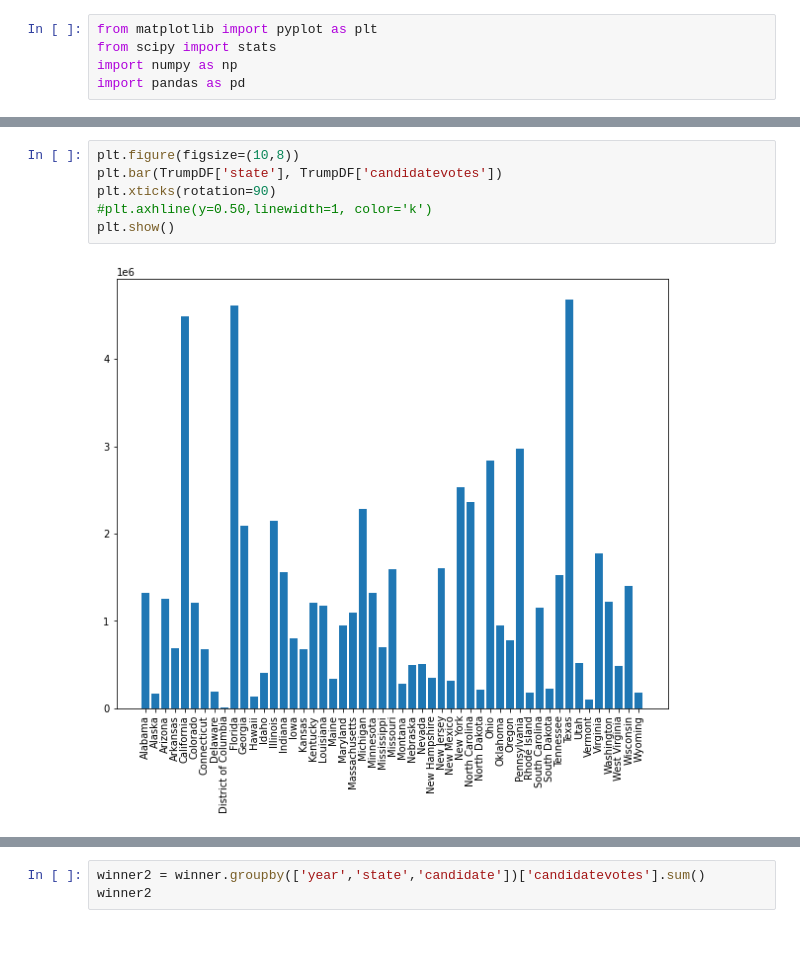
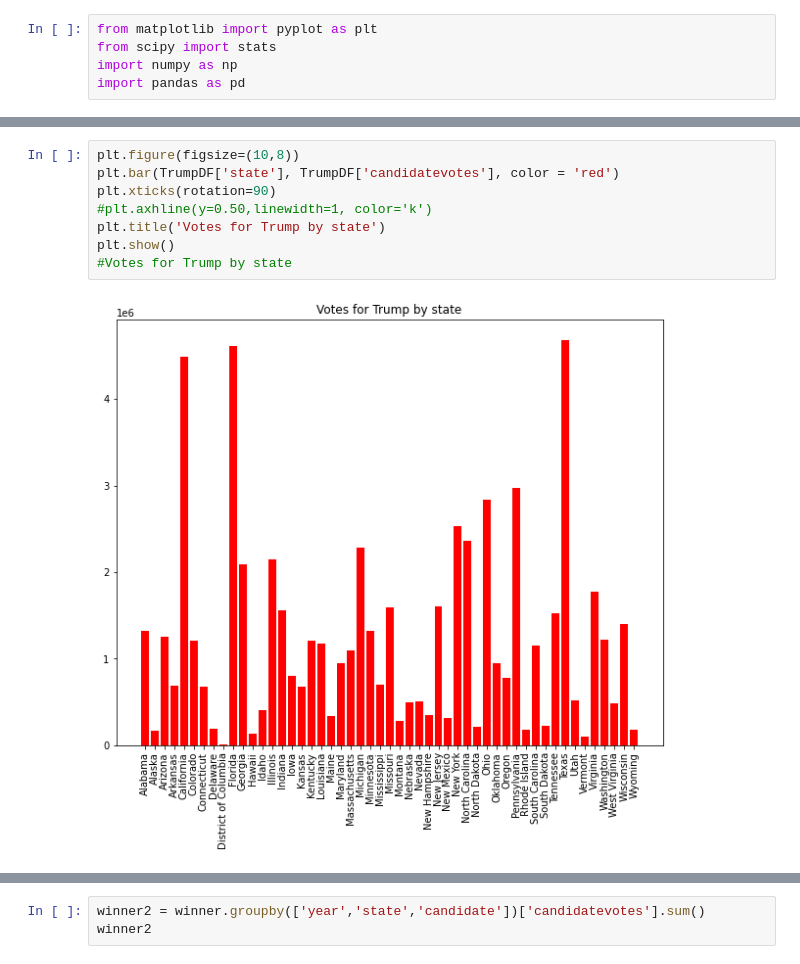
Before and after one commit to Gabby19231/Project-1, a Jupyter notebook: states.ipynb, the cells around one changed output, grey strips where cells are left out. Drawn from its saved outputs; the diff is of its cells as text.

```diff
--- a/states.ipynb
+++ b/states.ipynb
@@ -239,9 +277,11 @@ plt.show()
 # %%
 plt.figure(figsize=(10,8))
-plt.bar(TrumpDF['state'], TrumpDF['candidatevotes'])
+plt.bar(TrumpDF['state'], TrumpDF['candidatevotes'], color = 'red')
 plt.xticks(rotation=90)
 #plt.axhline(y=0.50,linewidth=1, color='k')
+plt.title('Votes for Trump by state')
 plt.show()
+#Votes for Trump by state
 # %% [output]
-[figure, old version]
+[figure, new version]
 # %%
```
Also changed, not shown: parts of 20 cells of this notebook, 1 other file.
